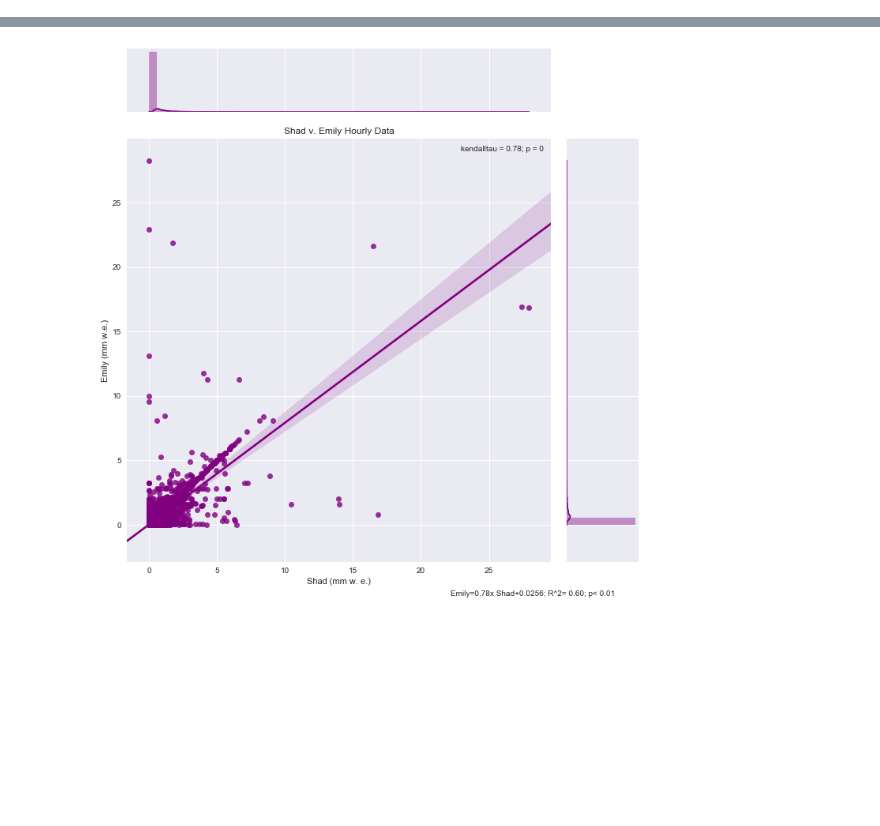
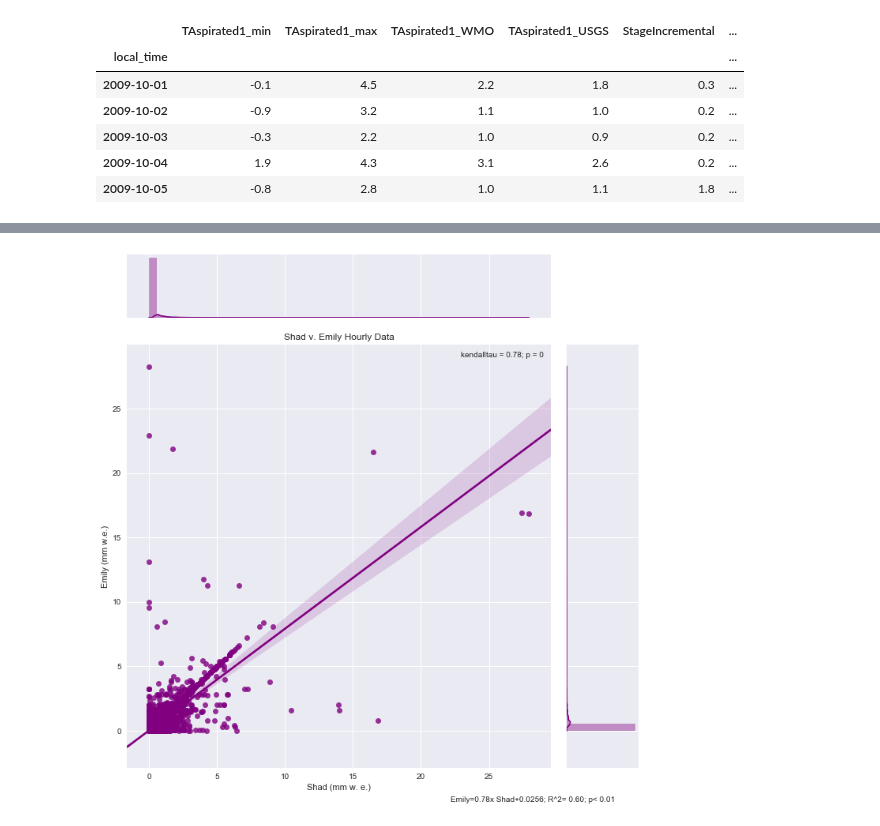
Before and after one commit to ehbaker/WXmunge, a Jupyter notebook: Compare L2 Data.ipynb, the cells around one changed output, grey strips where cells are left out. Saved outputs shown, nothing was run; the diff lists cells and outputs as text; code cells hidden in the pictures; blank space fills up the shorter version.

```diff
--- a/Compare L2 Data.ipynb
+++ b/Compare L2 Data.ipynb
@@ -102,3 +103,13 @@ else:
 emilyT1.name='Emily'
 shadT1.name='Shad'
 raw_dat.TAspirated1.name='Raw temp'
+# %%
+emily_dat.head()
+# %% [output]
+|  | TAspirated1_min | TAspirated1_max | TAspirated1_WMO | TAspirated1_USGS | StageIncremental | ... |
+| local_time |  |  |  |  |  | ... |
+| 2009-10-01 | -0.1 | 4.5 | 2.2 | 1.8 | 0.3 | ... |
+| 2009-10-02 | -0.9 | 3.2 | 1.1 | 1.0 | 0.2 | ... |
+| 2009-10-03 | -0.3 | 2.2 | 1.0 | 0.9 | 0.2 | ... |
+| 2009-10-04 | 1.9 | 4.3 | 3.1 | 2.6 | 0.2 | ... |
+| 2009-10-05 | -0.8 | 2.8 | 1.0 | 1.1 | 1.8 | ... |
```
Also changed, not shown: parts of 9 cells of this notebook, 3 other files.
